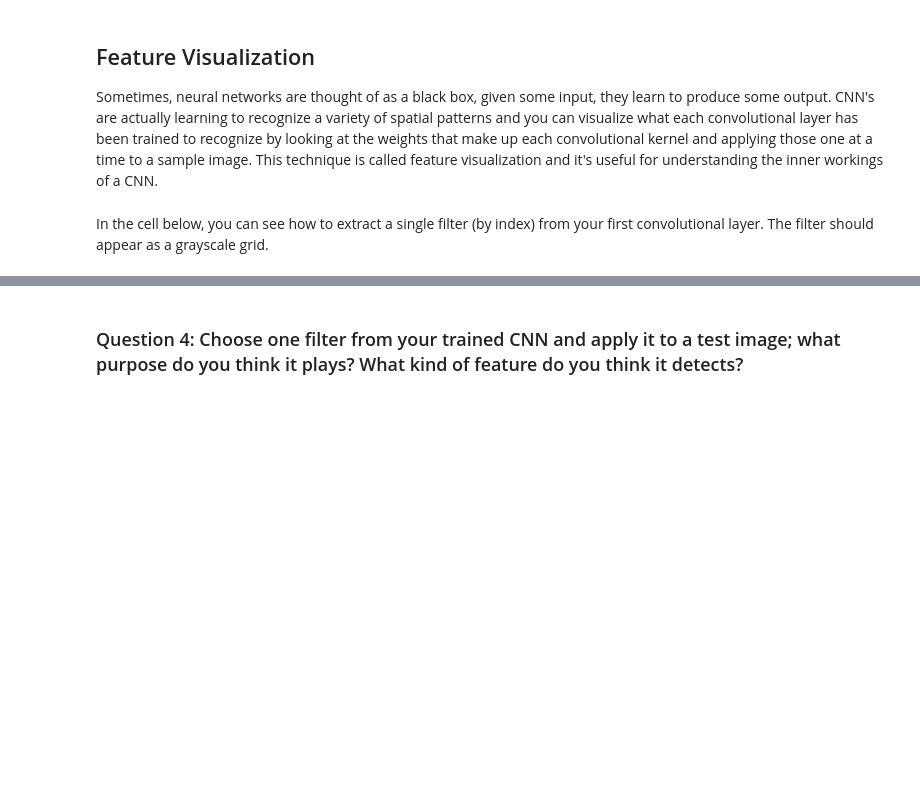
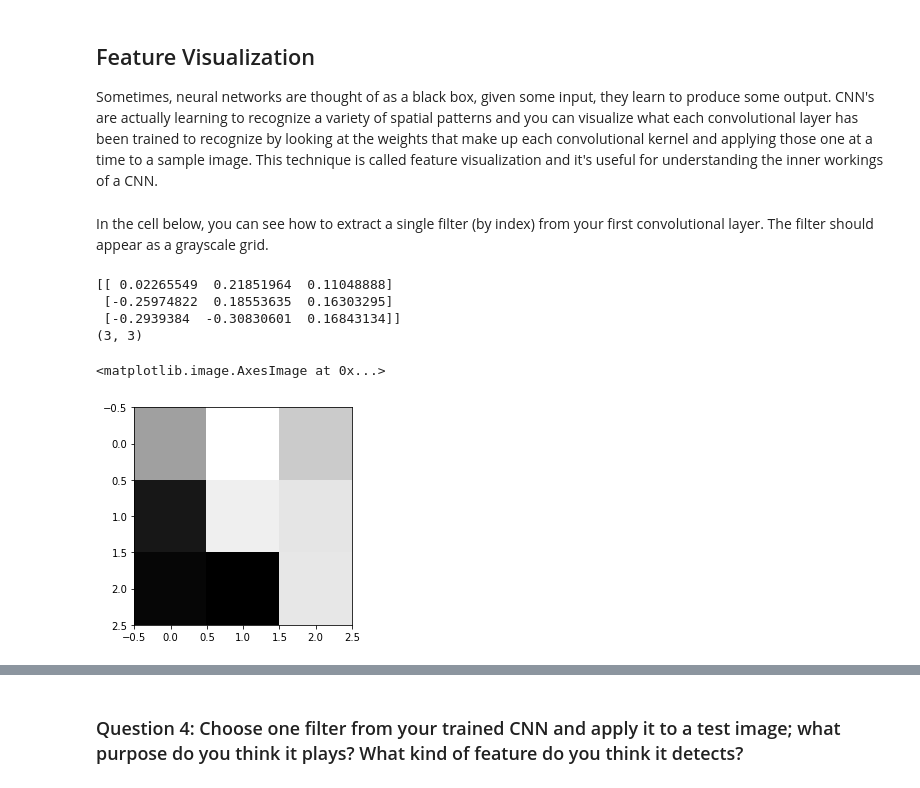
Before and after one commit to Cedric-Perauer/CV-ND-Facial-Keypoint-Detection-, a Jupyter notebook: 2. Define the Network Architecture.ipynb, the cells around one changed output, grey strips where cells are left out. Drawn from its saved outputs; the diff is of its cells as text; code cells hidden in the pictures; blank space fills up the shorter version.

```diff
--- a/2. Define the Network Architecture.ipynb
+++ b/2. Define the Network Architecture.ipynb
@@ -489,0 +537,2 @@ torch.Size([10, 68, 2])
+# %%
+net.load_state_dict(torch.load('saved_models/best_val_model.pt'))
@@ -535,17 +584,27 @@ In the cell below, you can see how to extract a single filter (by index) from yo
 # %%
 # Get the weights in the first conv layer, "conv1"
 # if necessary, change this to reflect the name of your first conv layer
 weights1 = net.conv1.weight.data
 
-w = weights1.numpy()
+if torch.cuda.is_available :
+    w = weights1.cpu().numpy()
+else :
+    w = weights1.numpy()
 
 filter_index = 0
 
 print(w[filter_index][0])
 print(w[filter_index][0].shape)
 
 # display the filter weights
 plt.imshow(w[filter_index][0], cmap='gray')
+# %% [output]
+[[ 0.02265549  0.21851964  0.11048888]
+ [-0.25974822  0.18553635  0.16303295]
+ [-0.2939384  -0.30830601  0.16843134]]
+(3, 3)
+<matplotlib.image.AxesImage at 0x...>
+[figure, added]
 # %% [markdown]
 ## Feature maps
 
```
Also changed, not shown: parts of 24 cells of this notebook, 3 other files.
